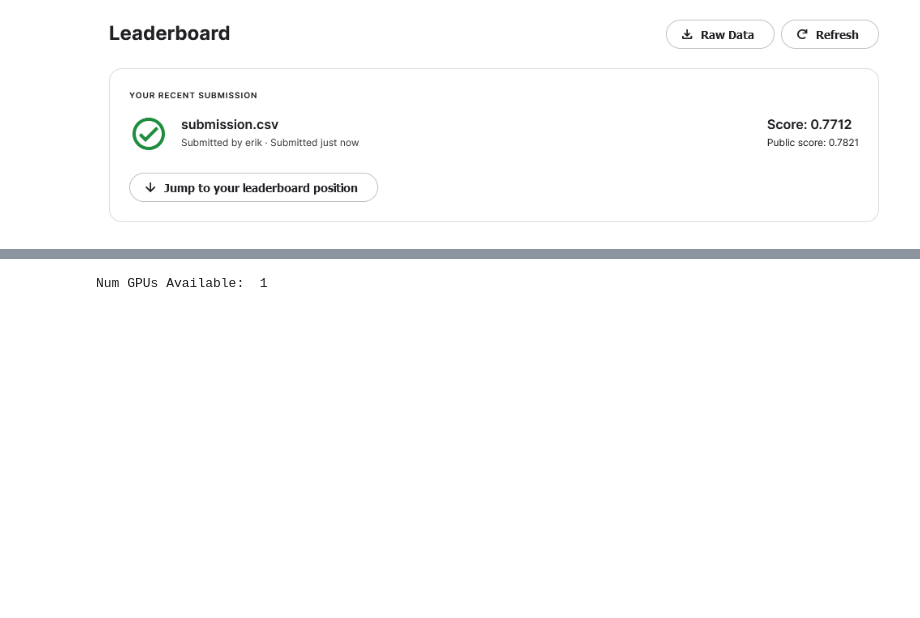
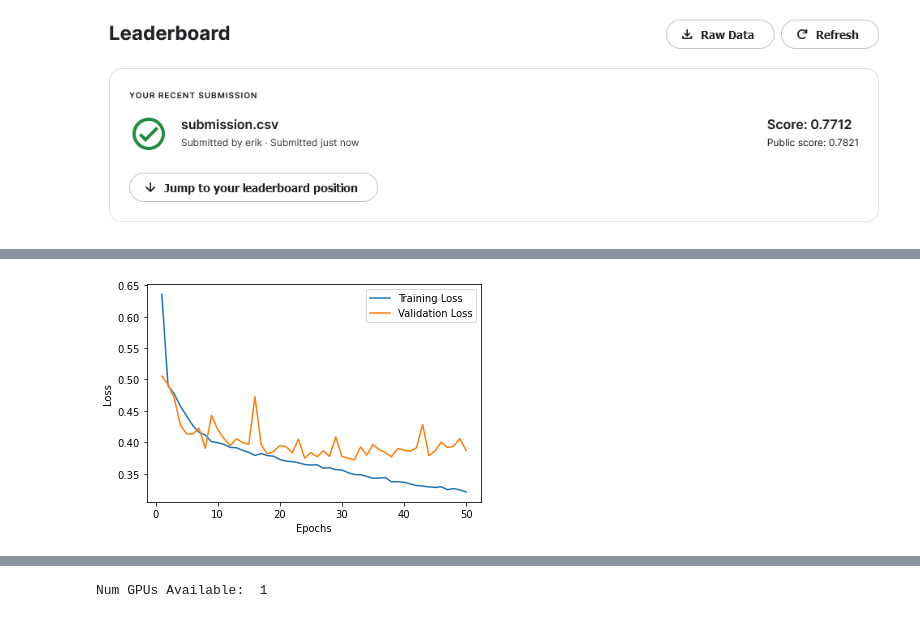
Before and after one commit to cloud-erik/5511, a Jupyter notebook: cancer_detect.ipynb, the cells around one changed output, grey strips where cells are left out. Cells and saved outputs as stored; diff of their text form; code cells hidden in the pictures; blank space fills up the shorter version.

```diff
--- a/cancer_detect.ipynb
+++ b/cancer_detect.ipynb
@@ -456,7 +452,7 @@ plt.show()
 With this data also the trainign could be continued and a pretrained model coudl get further training.
 # %%
 # continue trainging
-additional_epochs = 40
+additional_epochs = 60
 
 model.fit(X_train,
           tf.keras.utils.to_categorical(y_train),
@@ -531,0 +544,11 @@ plt.show()
+# %%
+plt.plot(list(range(1,epochs+1,1)), training_loss, label='Training Loss')
+plt.plot(list(range(1,epochs+1,1)), val_loss, label='Validation Loss')
+
+plt.xlabel('Epochs')
+plt.ylabel('Loss')
+plt.legend()
+
+plt.show()
+# %% [output]
+[figure, added]
```
Also changed, not shown: parts of 23 cells of this notebook.
